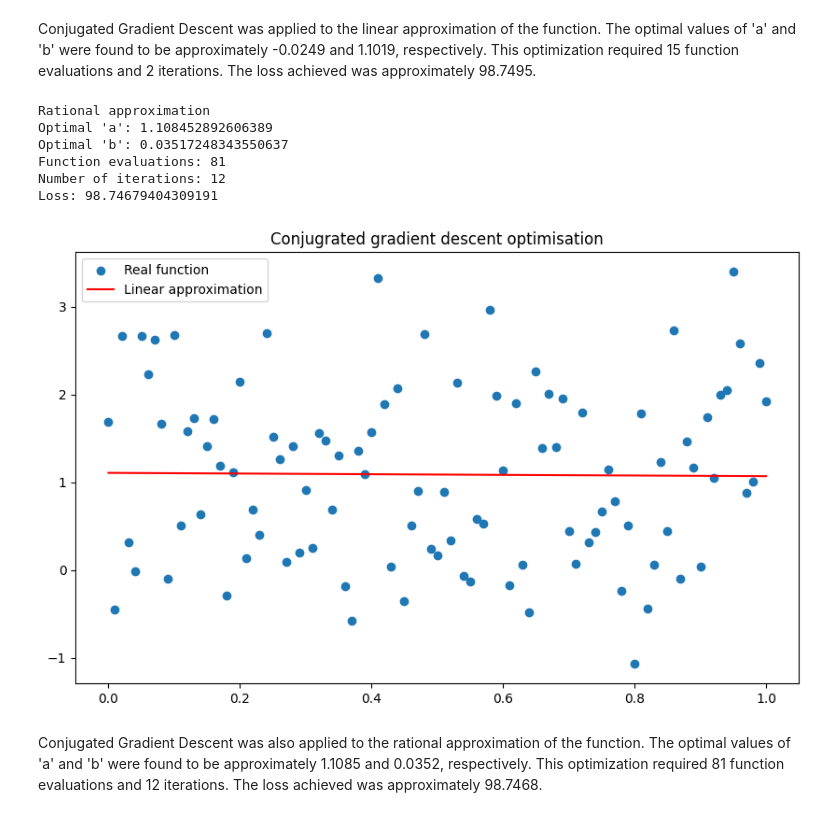
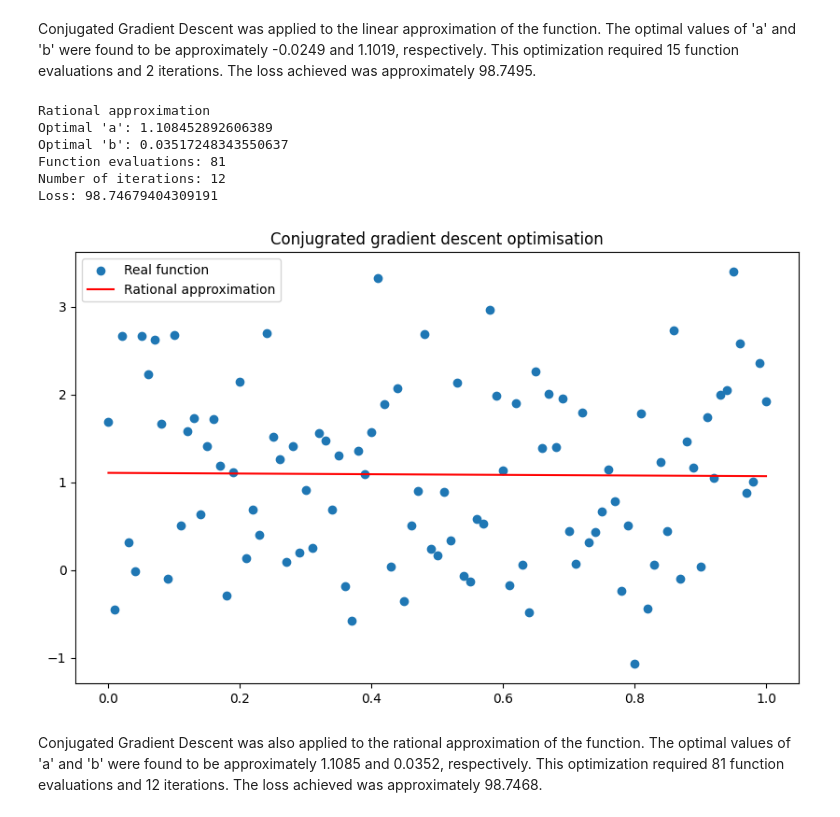
Before and after one commit to Swedist/study_itmo, a Jupyter notebook: algorithms/task_3.ipynb, the cells around one changed output. Cells and saved outputs as stored; diff of their text form; code cells hidden in the pictures.

Commit message:
fix legend

```diff
--- a/algorithms/task_3.ipynb
+++ b/algorithms/task_3.ipynb
@@ -371,29 +371,29 @@ Conjugated Gradient Descent was applied to the linear approximation of the funct
 # %%
 cg_res = minimize(loss_for_rational_function_for_scipy_newton, guess, method="CG", tol=epsilon)
 a_found, b_found  = cg_res.x[0], cg_res.x[1]
 y_hat = rational_aprox_v(x, *[a_found, b_found])
 
 # plot lines
 plt.figure(figsize=(10, 6))
 plt.scatter(x, y, label='Real function')
-plt.plot(x, y_hat, label='Linear approximation', color='r')
+plt.plot(x, y_hat, label='Rational approximation', color='r')
 plt.legend()
 plt.title('Conjugrated gradient descent optimisation')
 
 # output optimisation result
 print('Rational approximation')
 print("Optimal 'a':", a_found)
 print("Optimal 'b':", b_found)
 print("Function evaluations:", cg_res.nfev)
 print("Number of iterations:",  cg_res.nit)
 print(f"Loss: {least_squares_rational([a_found, b_found])}")
 # %% [output]
 Rational approximation
 Optimal 'a': 1.108452892606389
 Optimal 'b': 0.03517248343550637
 Function evaluations: 81
 Number of iterations: 12
 Loss: 98.74679404309191
-[figure, old version]
+[figure, new version]
 # %% [markdown]
 Conjugated Gradient Descent was also applied to the rational approximation of the function. The optimal values of 'a' and 'b' were found to be approximately 1.1085 and 0.0352, respectively. This optimization required 81 function evaluations and 12 iterations. The loss achieved was approximately 98.7468.
```
